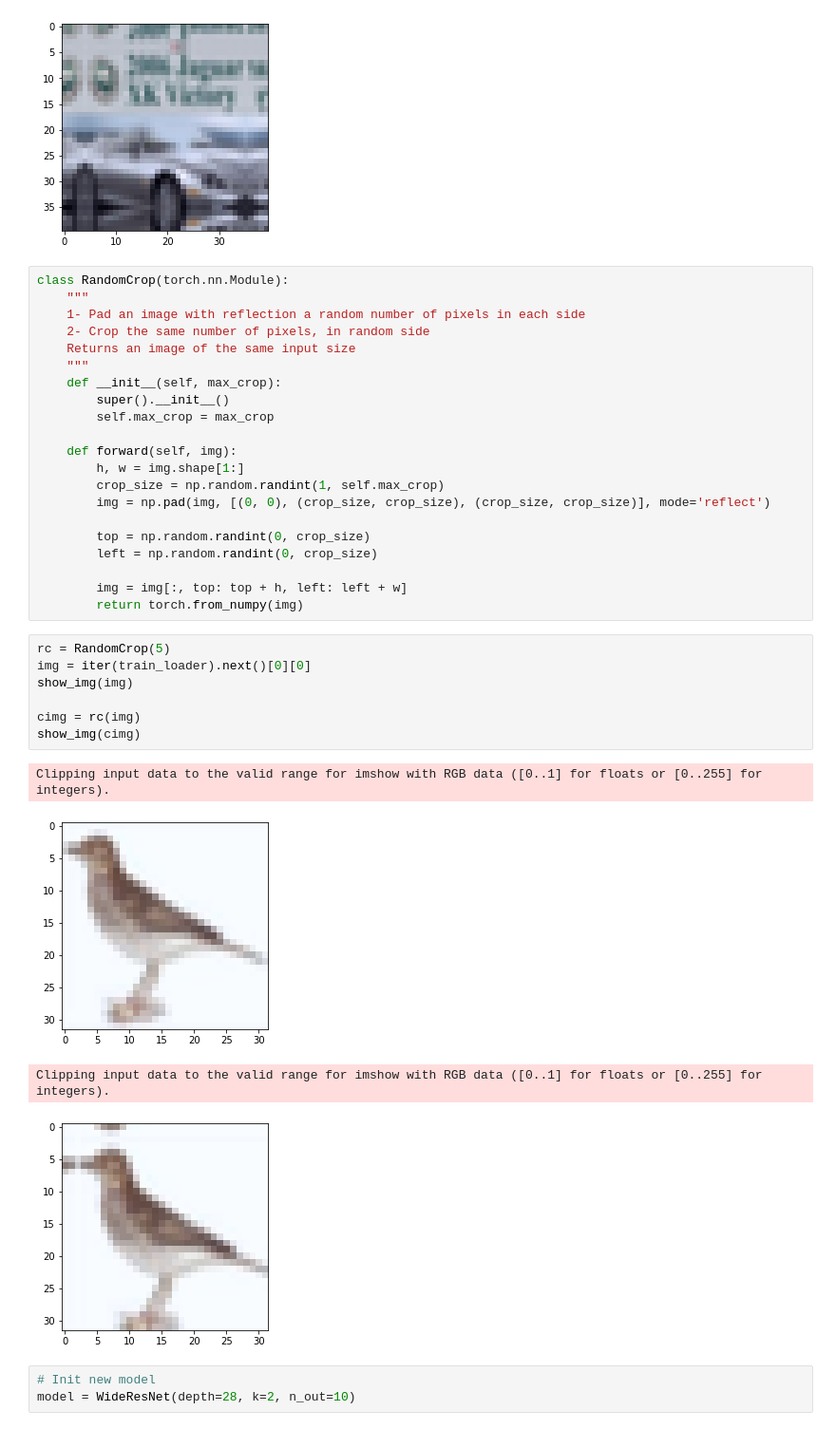
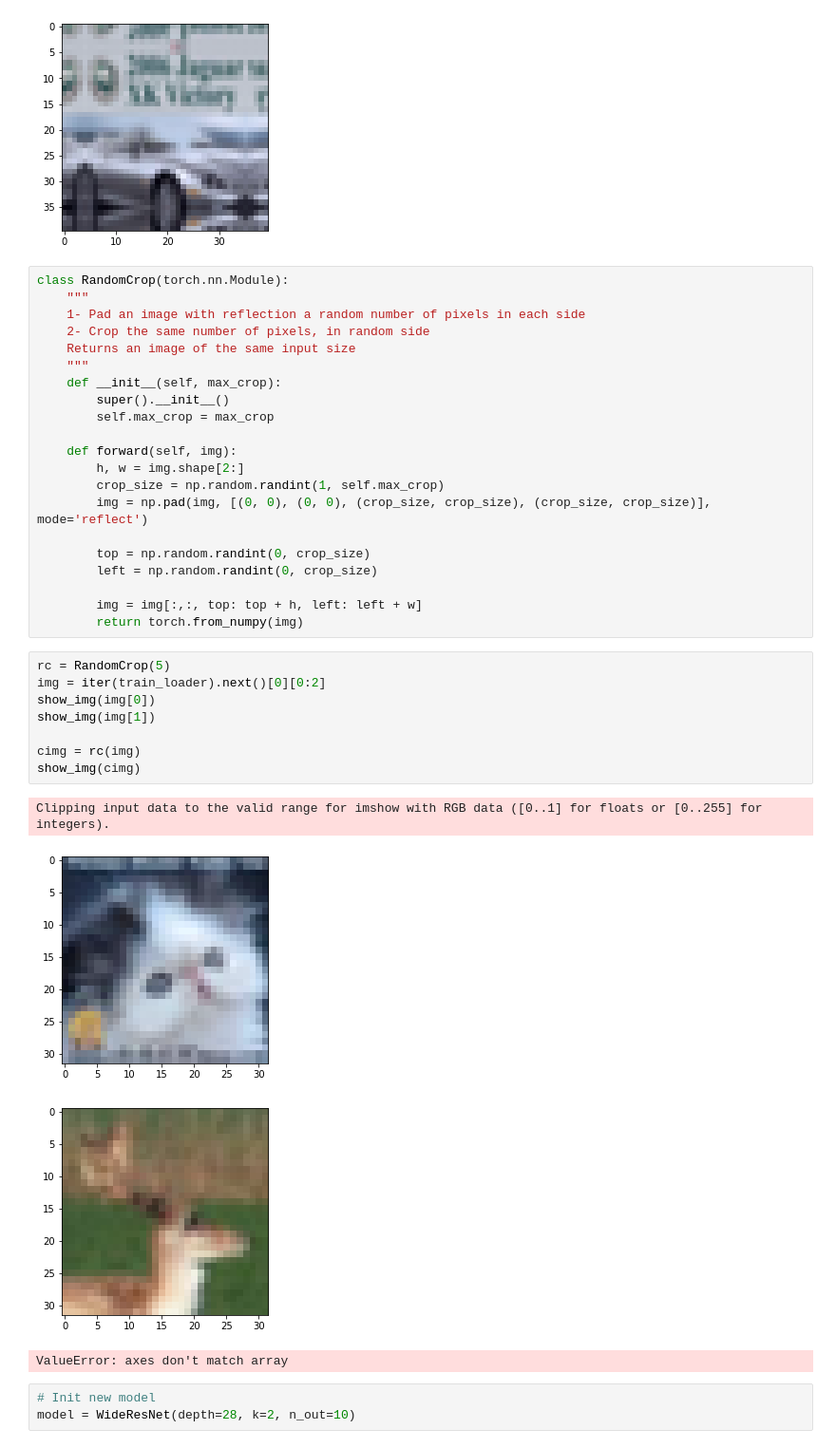
Before and after one commit to Morales97/MixMatch_and_Beyond, a Jupyter notebook: notebooks/mixmatch.ipynb, the cells around one changed output. Shown: that part at 95% size. Drawn from its saved outputs; the diff is of its cells as text.

Commit message:
crop fix

```diff
--- a/notebooks/mixmatch.ipynb
+++ b/notebooks/mixmatch.ipynb
@@ -63,27 +63,28 @@ class RandomCrop(torch.nn.Module):
         self.max_crop = max_crop
 
     def forward(self, img):
-        h, w = img.shape[1:]
+        h, w = img.shape[2:]
         crop_size = np.random.randint(1, self.max_crop)
-        img = np.pad(img, [(0, 0), (crop_size, crop_size), (crop_size, crop_size)], mode='reflect')
+        img = np.pad(img, [(0, 0), (0, 0), (crop_size, crop_size), (crop_size, crop_size)], mode='reflect')
 
         top = np.random.randint(0, crop_size)
         left = np.random.randint(0, crop_size)
 
-        img = img[:, top: top + h, left: left + w]
+        img = img[:,:, top: top + h, left: left + w]
         return torch.from_numpy(img)
 # %%
 rc = RandomCrop(5)
-img = iter(train_loader).next()[0][0]
-show_img(img)
+img = iter(train_loader).next()[0][0:2]
+show_img(img[0])
+show_img(img[1])
 
 cimg = rc(img)
 show_img(cimg)
 # %% [output]
 Clipping input data to the valid range for imshow with RGB data ([0..1] for floats or [0..255] for integers).
-[figure, old version]
+[figure, new version]
+[figure, new version]
-Clipping input data to the valid range for imshow with RGB data ([0..1] for floats or [0..255] for integers).
+ValueError: axes don't match array
-[figure, old version]
 # %%
 # Init new model
 model = WideResNet(depth=28, k=2, n_out=10)
```
Also changed, not shown: 1 other file.
